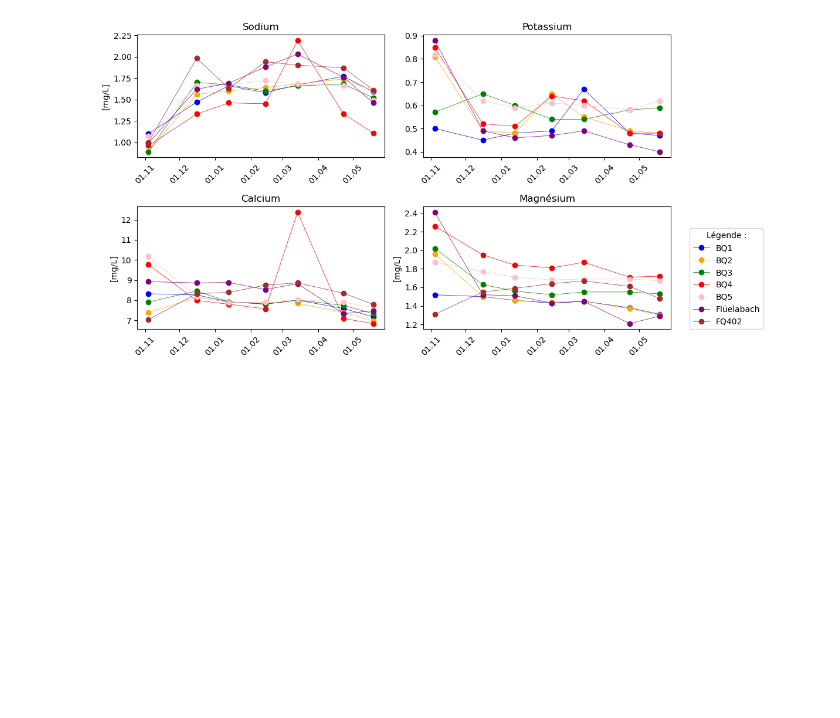
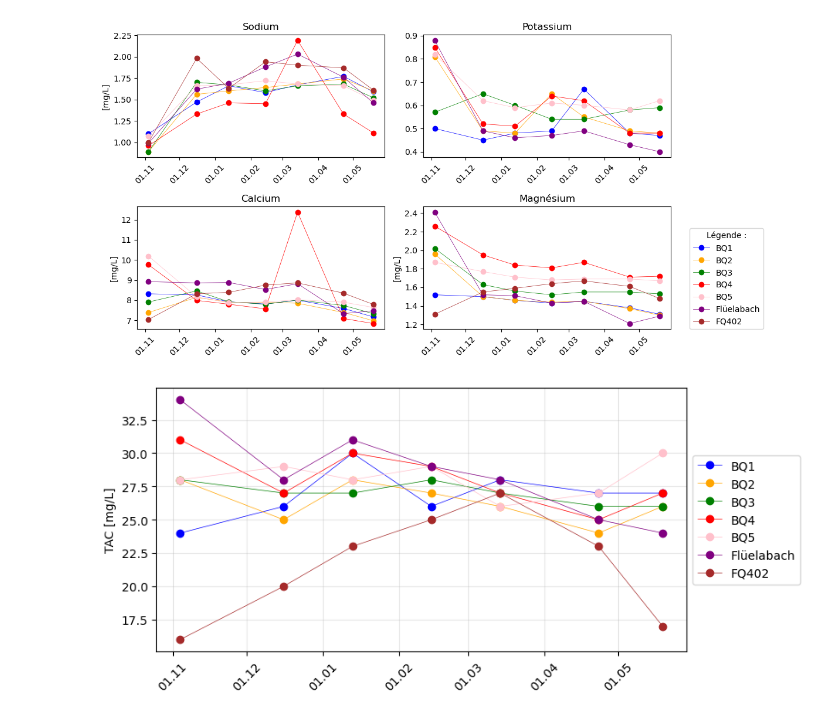
Before and after one commit to axel2927/tb_davos, a Jupyter notebook: davos_chimie_1.ipynb, the cells around one changed output. Cells and saved outputs as stored; diff of their text form; code cells hidden in the pictures; blank space fills up the shorter version.

```diff
--- a/davos_chimie_1.ipynb
+++ b/davos_chimie_1.ipynb
@@ -1078,3 +1171,41 @@ plt.tight_layout()
 plt.show()
 # %% [output]
 [figure]
+# %%
+#données TAC
+tac_bq1 = np.array([24, 26, 30, 26, 28, 27, 27])
+tac_bq2 = np.array([28, 25, 28, 27, 26, 24, 26])
+tac_bq3 = np.array([28, 27, 27, 28, 27, 26, 26])
+tac_bq4 = np.array([31, 27, 30, 29, 27, 25, 27])
+tac_bq5 = np.array([28, 29, 28, 29, 26, 27, 30])
+tac_fb = np.array([34, 28, 31, 29, 28, 25, 24])
+tac_fq402 = np.array([16, 20, 23, 25, 27, 23, 17])
+
+tac_bd901 = np.array([])
+tac_bd505 = np.array([])
+# %%
+plt.figure(figsize=(8,4))
+
+plt.plot(dates_mesures, tac_bq1, marker = 'o', color='blue', lw=0.5, label='BQ1')
+plt.plot(dates_mesures, tac_bq2, marker = 'o', color='orange', lw=0.5, label='BQ2')
+plt.plot(dates_mesures, tac_bq3, marker = 'o', color='green', lw=0.5, label='BQ3')
+plt.plot(dates_mesures, tac_bq4, marker = 'o', color='red', lw=0.5, label='BQ4')
+plt.plot(dates_mesures, tac_bq5, marker = 'o', color='pink', lw=0.5, label='BQ5')
+plt.plot(dates_mesures, tac_fb, marker = 'o', color='purple', lw=0.5, label='Flüelabach')
+plt.plot(dates_mesures, tac_fq402, marker = 'o', color='brown', lw=0.5, label='FQ402')
+
+
+# Formater les dates sur l'axe x
+plt.gca().xaxis.set_major_formatter(mdates.DateFormatter('%d.%m'))
+plt.gca().tick_params(axis='x', rotation=45)
+plt.gca().xaxis.set_tick_params(labelbottom=True)
+
+plt.ylabel("TAC [mg/L]")
+plt.legend(loc='center left', bbox_to_anchor=(1, 0.5))
+#plt.title('Evolution du titre al dans l\'eau')
+
+plt.grid(alpha=0.3)
+#plt.savefig('evolution_tac.png', dpi=300, bbox_inches='tight')
+plt.show()
+# %% [output]
+[figure, added]
```
Also changed, not shown: parts of 2 cells of this notebook.
